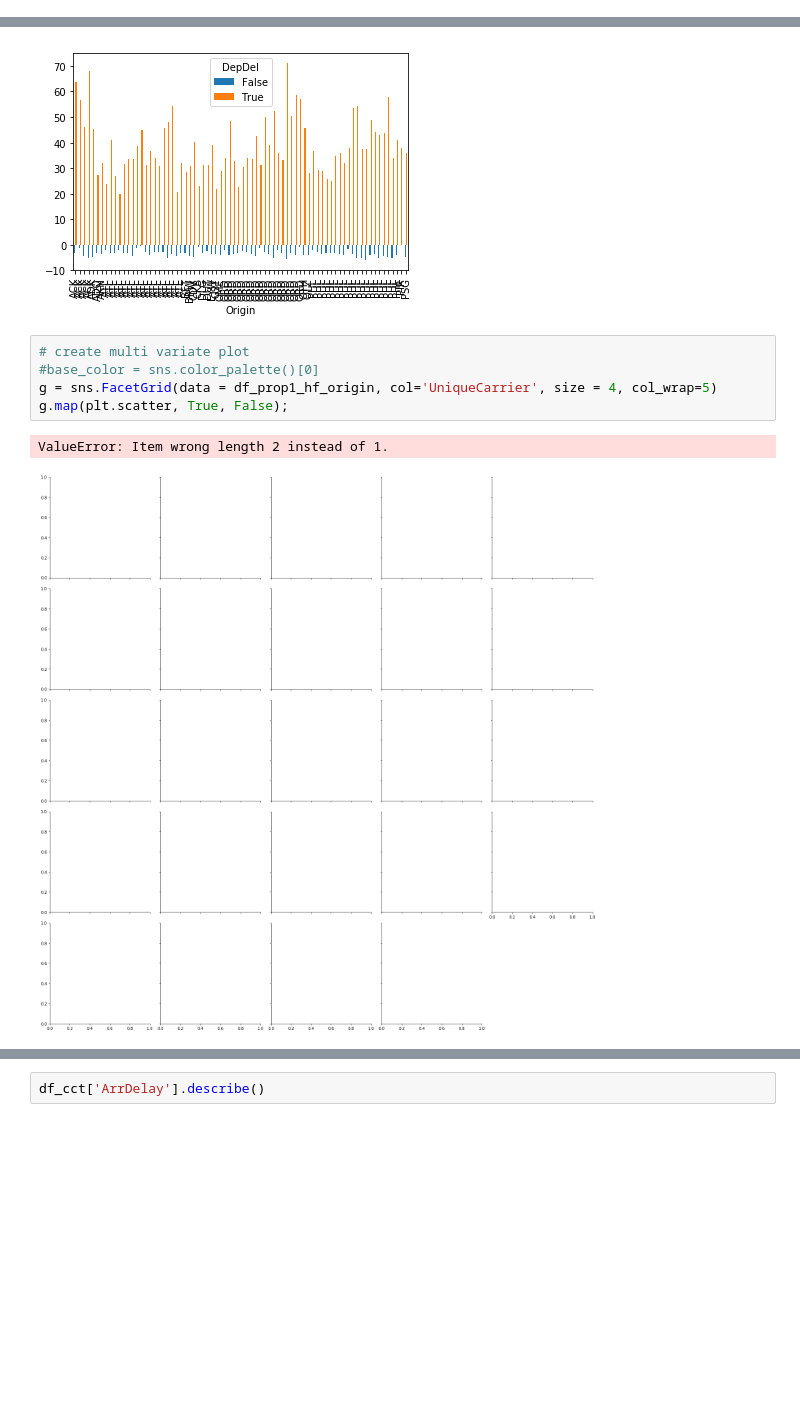
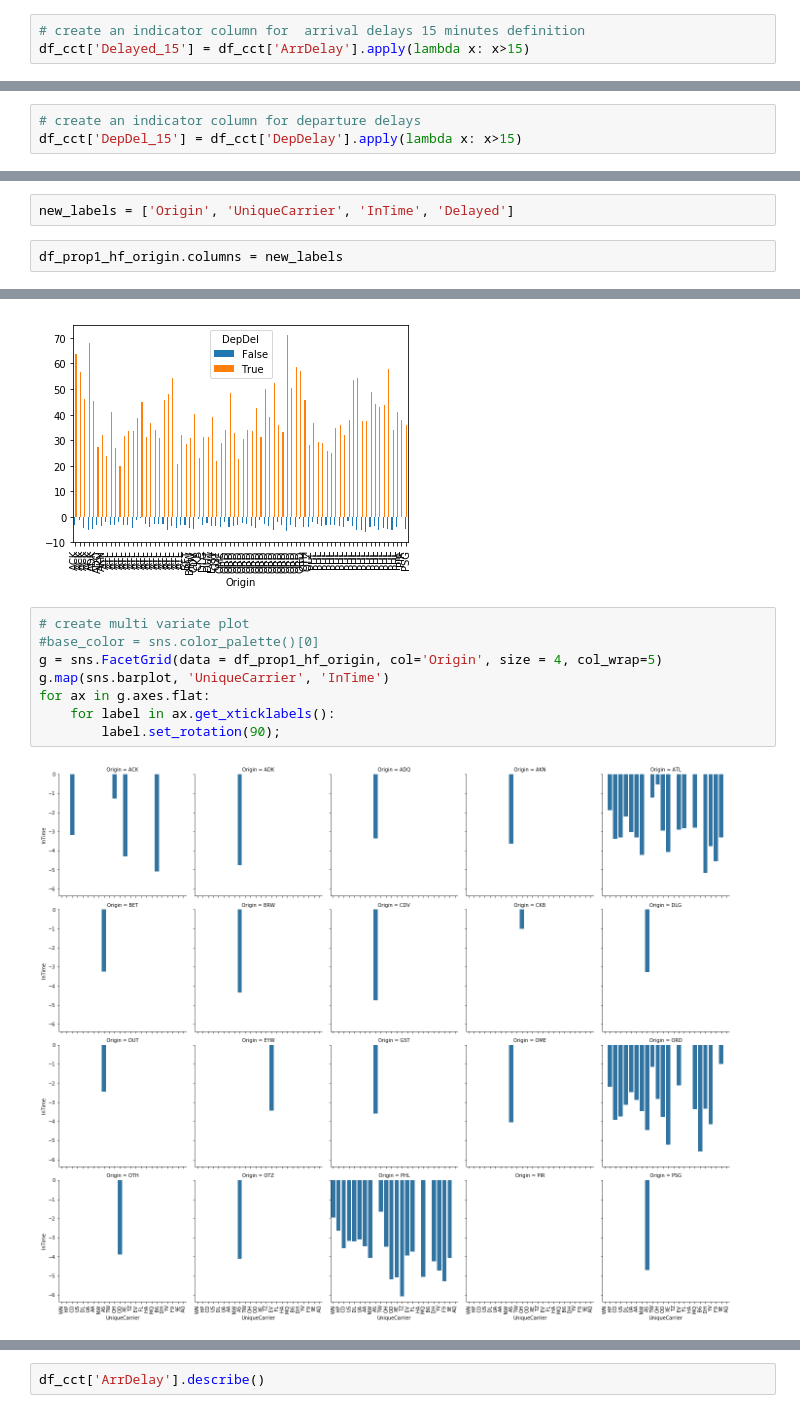
Before and after one commit to ToHa1966/Flights, a Jupyter notebook: Flights.ipynb, the cells around one changed output, grey strips where cells are left out. Drawn from its saved outputs; the diff is of its cells as text; blank space fills up the shorter version.

```diff
--- a/Flights.ipynb
+++ b/Flights.ipynb
@@ -2487,3 +2489,6 @@ plt.xticks(rotation=90);
 **Discussion**
 
 **There is quite a variability in the percentage of flights delayed for the single airlines.Some airlines have double the flights delayed than others. How can it be that there are no bigger differences in the arrival delay statistics between the airlines.**
+# %%
+# create an indicator column for  arrival delays 15 minutes definition
+df_cct['Delayed_15'] = df_cct['ArrDelay'].apply(lambda x: x>15)
@@ -2556,0 +2613,3 @@ plt.ylim(0, 85);
+# %%
+# create an indicator column for departure delays
+df_cct['DepDel_15'] = df_cct['DepDelay'].apply(lambda x: x>15)
@@ -2628,3 +2744,7 @@ df_prop1_hf_origin.head()
+# %%
+new_labels = ['Origin', 'UniqueCarrier', 'InTime', 'Delayed']
+# %%
+df_prop1_hf_origin.columns = new_labels
 # %%
 df_prop1_hf_origin.plot.bar();
 # %% [output]
@@ -2632,8 +2752,10 @@ df_prop1_hf_origin.plot.bar();
 # %%
 # create multi variate plot
 #base_color = sns.color_palette()[0]
-g = sns.FacetGrid(data = df_prop1_hf_origin, col='UniqueCarrier', size = 4, col_wrap=5)
-g.map(plt.scatter, True, False);
+g = sns.FacetGrid(data = df_prop1_hf_origin, col='Origin', size = 4, col_wrap=5)
+g.map(sns.barplot, 'UniqueCarrier', 'InTime')
+for ax in g.axes.flat:
+    for label in ax.get_xticklabels():
+        label.set_rotation(90);
 # %% [output]
-ValueError: Item wrong length 2 instead of 1.
-[figure, old version]
+[figure, new version]
```
Also changed, not shown: parts of 32 cells of this notebook.
